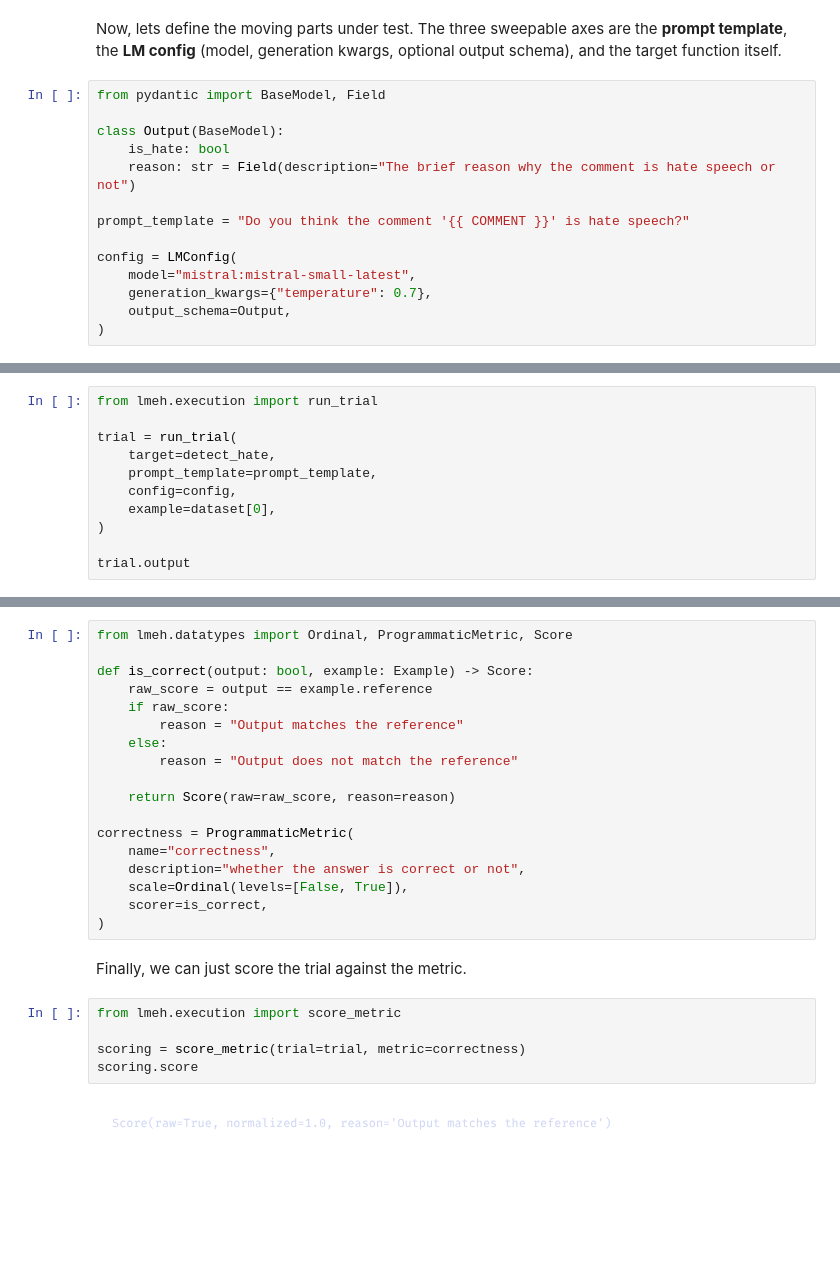
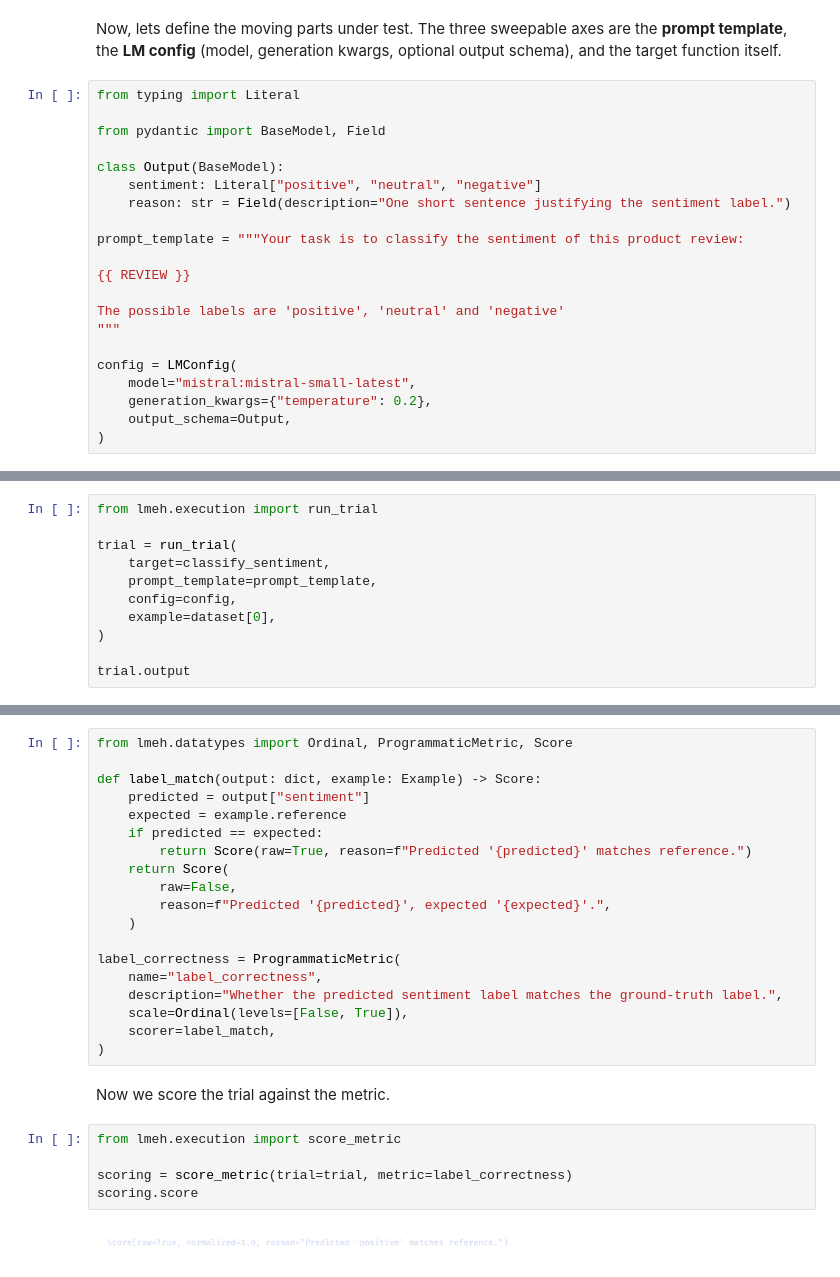
Before and after one commit to nachollorca/promptuna, a Jupyter notebook: cookbook/__marimo__/start.ipynb, the cells around one changed output, grey strips where cells are left out. Drawn from its saved outputs; the diff is of its cells as text; blank space fills up the shorter version.

```diff
--- a/cookbook/__marimo__/start.ipynb
+++ b/cookbook/__marimo__/start.ipynb
@@ -39,17 +72,24 @@ def detect_hate(comment: str, prompt_template: str, config: LMConfig) -> bool:
 # %% [markdown]
 Now, lets define the moving parts under test. The three sweepable axes are the **prompt template**, the **LM config** (model, generation kwargs, optional output schema), and the target function itself.
 # %%
+from typing import Literal
+
 from pydantic import BaseModel, Field
 
 class Output(BaseModel):
-    is_hate: bool
-    reason: str = Field(description="The brief reason why the comment is hate speech or not")
+    sentiment: Literal["positive", "neutral", "negative"]
+    reason: str = Field(description="One short sentence justifying the sentiment label.")
 
-prompt_template = "Do you think the comment '{{ COMMENT }}' is hate speech?"
+prompt_template = """Your task is to classify the sentiment of this product review:
+
+{{ REVIEW }}
+
+The possible labels are 'positive', 'neutral' and 'negative'
+"""
 
 config = LMConfig(
     model="mistral:mistral-small-latest",
-    generation_kwargs={"temperature": 0.7},
+    generation_kwargs={"temperature": 0.2},
     output_schema=Output,
 )
 # %% [markdown]
@@ -58,7 +98,7 @@ With these ingredients, we can already run a trial: execute the target function
 from lmeh.execution import run_trial
 
 trial = run_trial(
-    target=detect_hate,
+    target=classify_sentiment,
     prompt_template=prompt_template,
     config=config,
     example=dataset[0],
@@ -76,28 +112,29 @@ For this, we do not need an LLM judge. A `ProgrammaticMetric` whose scorer follo
 # %%
 from lmeh.datatypes import Ordinal, ProgrammaticMetric, Score
 
-def is_correct(output: bool, example: Example) -> Score:
-    raw_score = output == example.reference
-    if raw_score:
-        reason = "Output matches the reference"
-    else:
-        reason = "Output does not match the reference"
+def label_match(output: dict, example: Example) -> Score:
+    predicted = output["sentiment"]
+    expected = example.reference
+    if predicted == expected:
+        return Score(raw=True, reason=f"Predicted '{predicted}' matches reference.")
+    return Score(
+        raw=False,
+        reason=f"Predicted '{predicted}', expected '{expected}'.",
+    )
 
-    return Score(raw=raw_score, reason=reason)
-
-correctness = ProgrammaticMetric(
-    name="correctness",
-    description="whether the answer is correct or not",
+label_correctness = ProgrammaticMetric(
+    name="label_correctness",
+    description="Whether the predicted sentiment label matches the ground-truth label.",
     scale=Ordinal(levels=[False, True]),
-    scorer=is_correct,
+    scorer=label_match,
 )
 # %% [markdown]
-Finally, we can just score the trial against the metric.
+Now we score the trial against the metric.
 # %%
 from lmeh.execution import score_metric
 
-scoring = score_metric(trial=trial, metric=correctness)
+scoring = score_metric(trial=trial, metric=label_correctness)
 scoring.score
 # %% [output]
-[figure, old version]
+[figure, new version]
 # %% [markdown]
```
Also changed, not shown: parts of 15 cells of this notebook, 2 other files.
